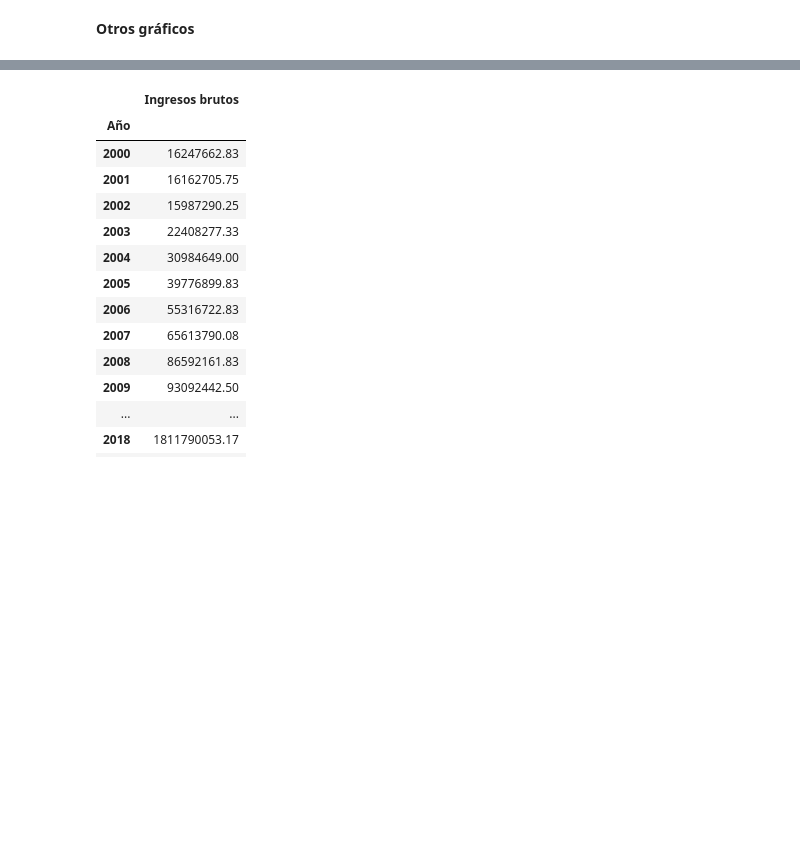
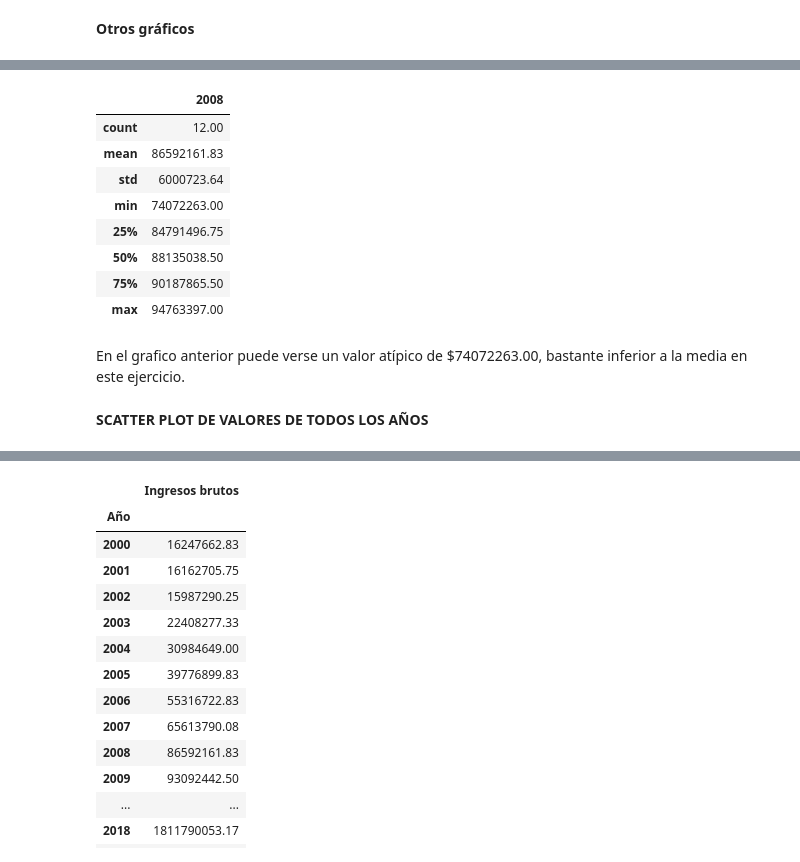
Before and after one commit to fpbarberis/notebooks, a Jupyter notebook: Favio_Barberis_Actividad_Final_01.ipynb, the cells around one changed output, grey strips where cells are left out. Saved outputs shown, nothing was run; the diff lists cells and outputs as text; code cells hidden in the pictures; blank space fills up the shorter version.

```diff
--- a/Favio_Barberis_Actividad_Final_01.ipynb
+++ b/Favio_Barberis_Actividad_Final_01.ipynb
@@ -306,0 +317,3 @@ SCATTER PLOT
+# %%
+# dataframe con los valores filtrados para este año
+df_2008 = df1[["2008"]]
@@ -307 +339,17 @@ SCATTER PLOT
+# %%
+df_2008.describe()
+# %% [output]
+|  | 2008 |
+| count | 12.00 |
+| mean | 86592161.83 |
+| std | 6000723.64 |
+| min | 74072263.00 |
+| 25% | 84791496.75 |
+| 50% | 88135038.50 |
+| 75% | 90187865.50 |
+| max | 94763397.00 |
+# %% [markdown]
+En el grafico anterior puede verse un valor atípico de $74072263.00, bastante inferior a la media en este ejercicio.
+# %% [markdown]
+**SCATTER PLOT DE VALORES DE TODOS LOS AÑOS**
 # %%
```
Also changed, not shown: parts of 14 cells of this notebook.
